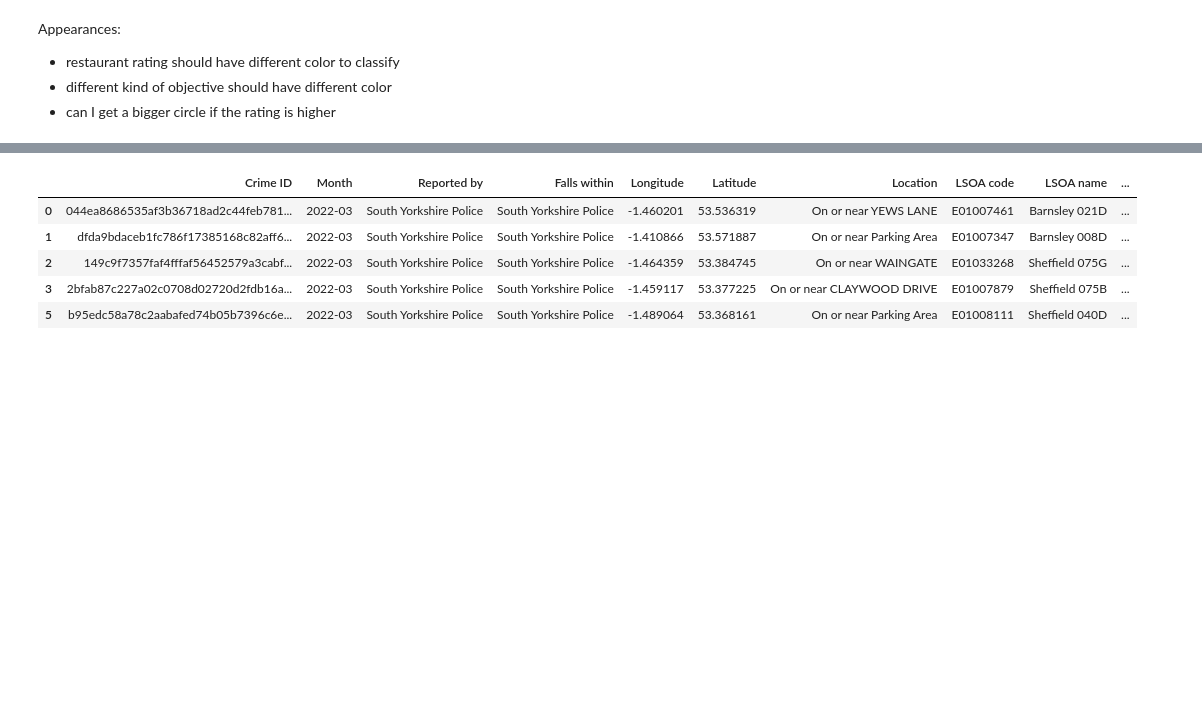
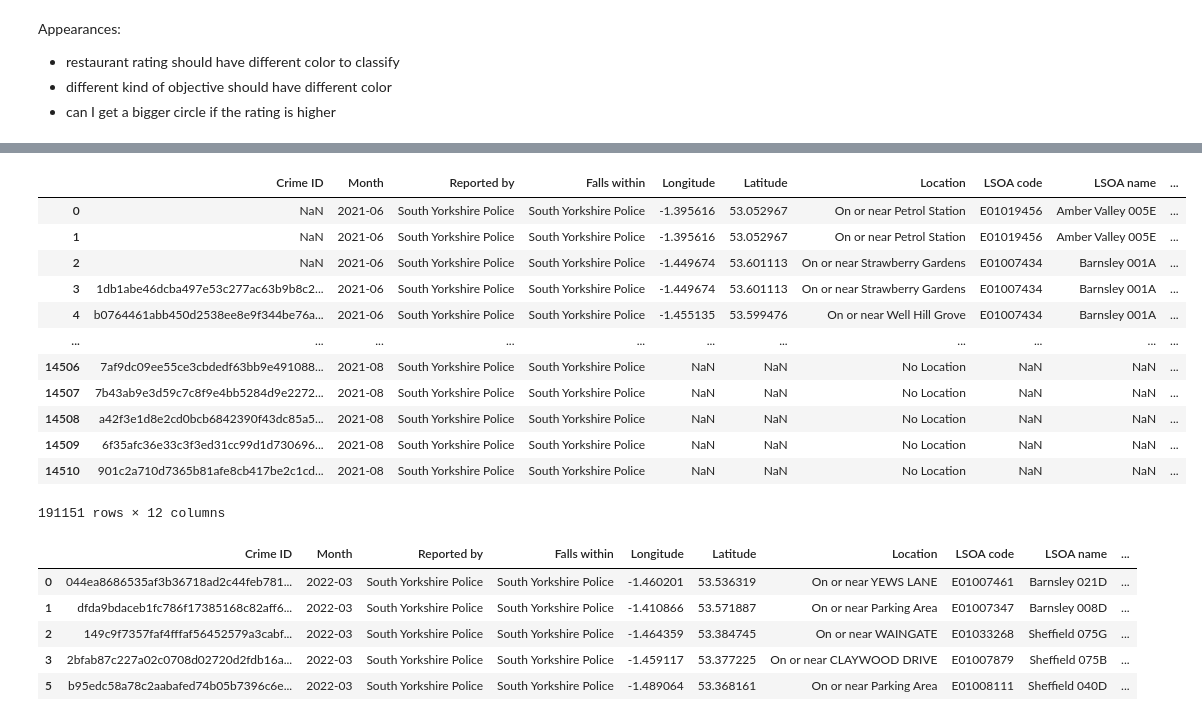
Before and after one commit to Aipeni/map_custom, a Jupyter notebook: Untitled.ipynb, the cells around one changed output, grey strips where cells are left out. Cells and saved outputs as stored; diff of their text form; code cells hidden in the pictures; blank space fills up the shorter version.

Commit message:
updated to show the past 10 years crime data, but still need to fix the effect of presentation

```diff
--- a/Untitled.ipynb
+++ b/Untitled.ipynb
@@ -235,4 +235,14 @@ def get_unlimited_reviews(place_id,review_number=10):
     df=pd.DataFrame(data={'id':identity,'rating':review_rating,'review':review})
     return df
 # %%
-big_directory=os.path.join('data_references/630bf5c88ee5dfcb6032e9566a6a2783dea47bec/')
+big_directory=os.path.join('data_references/crime_data/')
+df=pd.DataFrame()
+c=0
+for a in os.listdir(big_directory):
+    for i in os.listdir(os.path.join(big_directory,a)):
+        if 'outcome' not in i and 'south-yorkshire' in i and 'stop' not in i and 'Zone' not in i:
+            print(i)
+            df1=pd.read_csv(f'data_references/crime_data/{a}/{i}')
+            c+=len(df1)
+            df=pd.concat([df,df1])
+print(c)
@@ -239,3 +264,19 @@ big_directory=os.path.join('data_references/630bf5c88ee5dfcb6032e9566a6a2783dea4
+# %%
+df
+# %% [output]
+|  | Crime ID | Month | Reported by | Falls within | Longitude | Latitude | Location | LSOA code | LSOA name | ... |
+| 0 | NaN | 2021-06 | South Yorkshire Police | South Yorkshire Police | -1.395616 | 53.052967 | On or near Petrol Station | E01019456 | Amber Valley 005E | ... |
+| 1 | NaN | 2021-06 | South Yorkshire Police | South Yorkshire Police | -1.395616 | 53.052967 | On or near Petrol Station | E01019456 | Amber Valley 005E | ... |
+| 2 | NaN | 2021-06 | South Yorkshire Police | South Yorkshire Police | -1.449674 | 53.601113 | On or near Strawberry Gardens | E01007434 | Barnsley 001A | ... |
+| 3 | 1db1abe46dcba497e53c277ac63b9b8c2... | 2021-06 | South Yorkshire Police | South Yorkshire Police | -1.449674 | 53.601113 | On or near Strawberry Gardens | E01007434 | Barnsley 001A | ... |
+| 4 | b0764461abb450d2538ee8e9f344be76a... | 2021-06 | South Yorkshire Police | South Yorkshire Police | -1.455135 | 53.599476 | On or near Well Hill Grove | E01007434 | Barnsley 001A | ... |
+| ... | ... | ... | ... | ... | ... | ... | ... | ... | ... | ... |
+| 14506 | 7af9dc09ee55ce3cbdedf63bb9e491088... | 2021-08 | South Yorkshire Police | South Yorkshire Police | NaN | NaN | No Location | NaN | NaN | ... |
+| 14507 | 7b43ab9e3d59c7c8f9e4bb5284d9e2272... | 2021-08 | South Yorkshire Police | South Yorkshire Police | NaN | NaN | No Location | NaN | NaN | ... |
+| 14508 | a42f3e1d8e2cd0bcb6842390f43dc85a5... | 2021-08 | South Yorkshire Police | South Yorkshire Police | NaN | NaN | No Location | NaN | NaN | ... |
+| 14509 | 6f35afc36e33c3f3ed31cc99d1d730696... | 2021-08 | South Yorkshire Police | South Yorkshire Police | NaN | NaN | No Location | NaN | NaN | ... |
+| 14510 | 901c2a710d7365b81afe8cb417be2c1cd... | 2021-08 | South Yorkshire Police | South Yorkshire Police | NaN | NaN | No Location | NaN | NaN | ... |
+191151 rows × 12 columns
 # %%
 df_raw=pd.DataFrame()
 # %%
```
Also changed, not shown: parts of 6 cells of this notebook.
